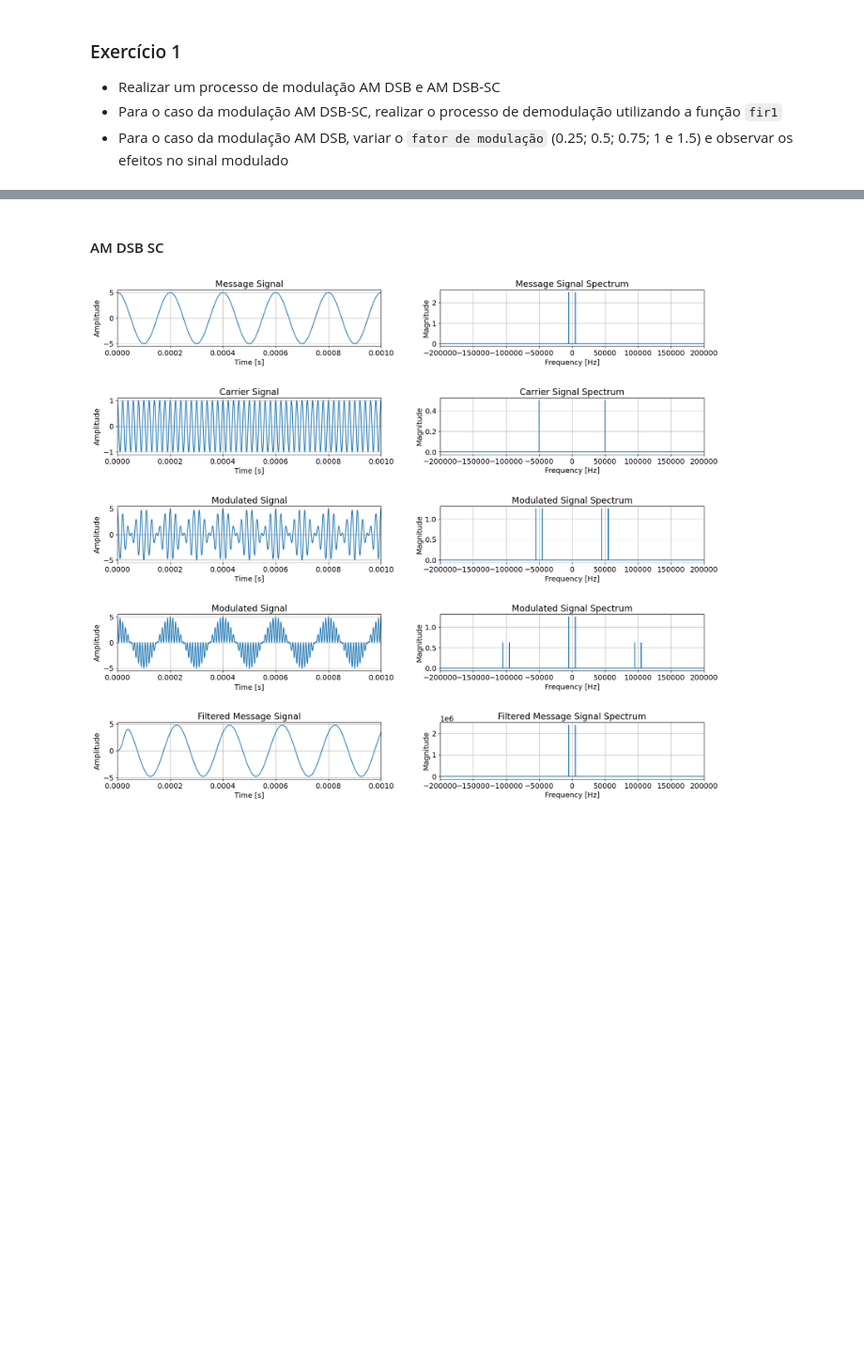
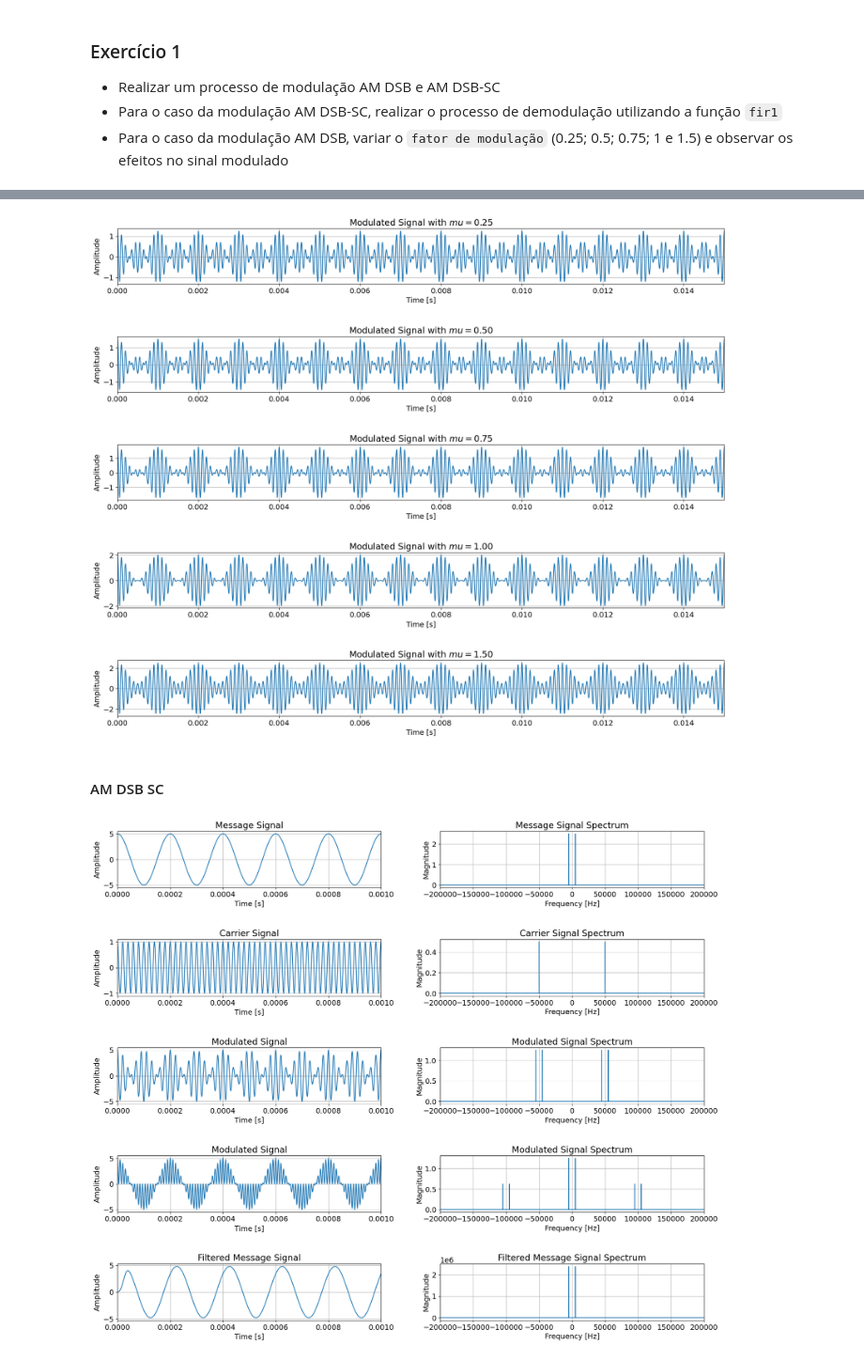
Before and after one commit to gabrielluizep/workbook-eng-telecom, a Jupyter notebook: com1/relatorio-2.ipynb, the cells around one changed output, grey strips where cells are left out. Shown at 94% size. Drawn from its saved outputs; the diff is of its cells as text; code cells hidden in the pictures; blank space fills up the shorter version.

```diff
--- a/com1/relatorio-2.ipynb
+++ b/com1/relatorio-2.ipynb
@@ -21,3 +117,46 @@ f = np.arange(-fs / 2, fs / 2, 1)
+# %%
+s_t_025 = (m_t + 0.25) * c_t
+s_t_050 = (m_t + 0.50) * c_t
+s_t_075 = (m_t + 0.75) * c_t
+s_t_100 = (m_t + 1.00) * c_t
+s_t_150 = (m_t + 1.50) * c_t
+# %%
+fig, axs = plt.subplots(5, 1, figsize=(18, 15))
+
+axs[0].plot(t, s_t_025)
+axs[0].set_title("Modulated Signal with $mu = 0.25$")
+axs[0].set_xlabel("Time [s]")
+axs[0].set_ylabel("Amplitude")
+axs[0].set_xlim(0, 15 * (1 / fm))
+
+axs[1].plot(t, s_t_050)
+axs[1].set_title("Modulated Signal with $mu = 0.50$")
+axs[1].set_xlabel("Time [s]")
+axs[1].set_ylabel("Amplitude")
+axs[1].set_xlim(0, 15 * (1 / fm))
+
+axs[2].plot(t, s_t_075)
+axs[2].set_title("Modulated Signal with $mu = 0.75$")
+axs[2].set_xlabel("Time [s]")
+axs[2].set_ylabel("Amplitude")
+axs[2].set_xlim(0, 15 * (1 / fm))
+
+axs[3].plot(t, s_t_100)
+axs[3].set_title("Modulated Signal with $mu = 1.00$")
+axs[3].set_xlabel("Time [s]")
+axs[3].set_ylabel("Amplitude")
+axs[3].set_xlim(0, 15 * (1 / fm))
+
+axs[4].plot(t, s_t_150)
+axs[4].set_title("Modulated Signal with $mu = 1.50$")
+axs[4].set_xlabel("Time [s]")
+axs[4].set_ylabel("Amplitude")
+axs[4].set_xlim(0, 15 * (1 / fm))
+
+plt.tight_layout(pad=3)
+plt.show()
+# %% [output]
+[figure, added]
 # %% [markdown]
 #### AM DSB SC
 # %%
```
Also changed, not shown: parts of 7 cells of this notebook, 7 other files.
